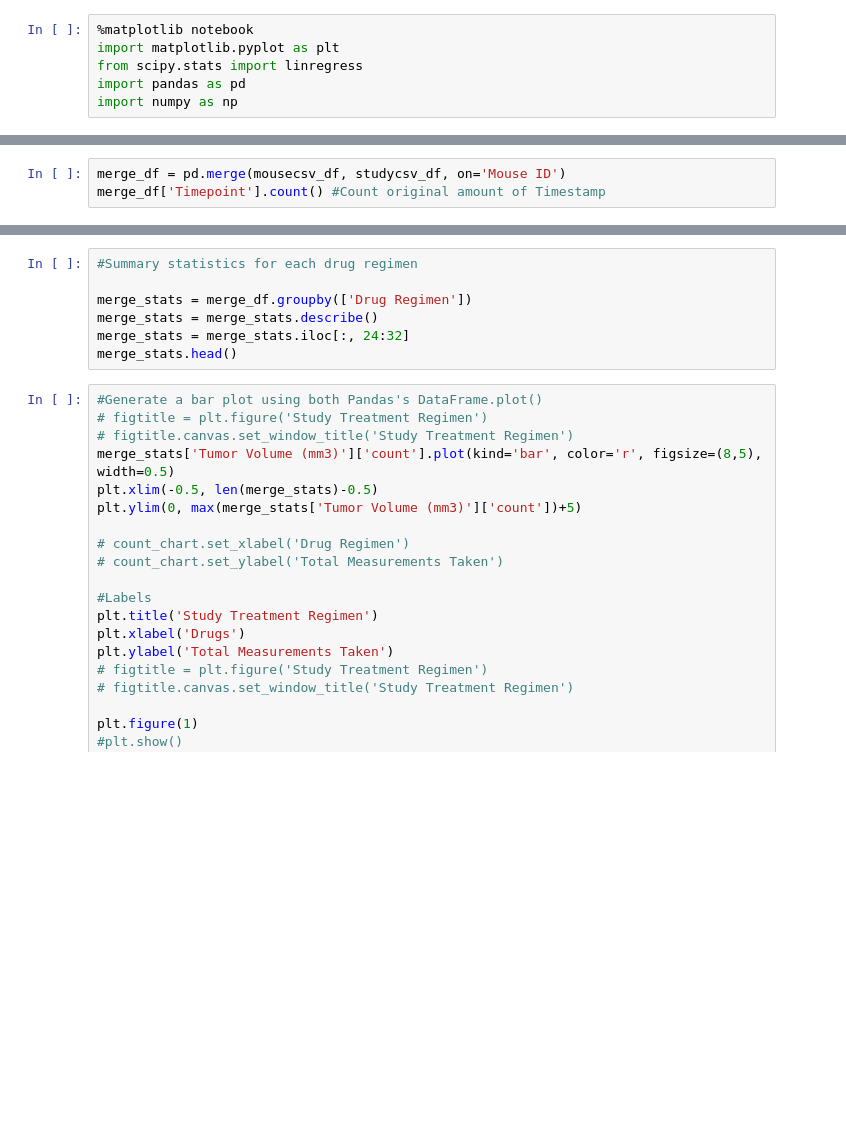
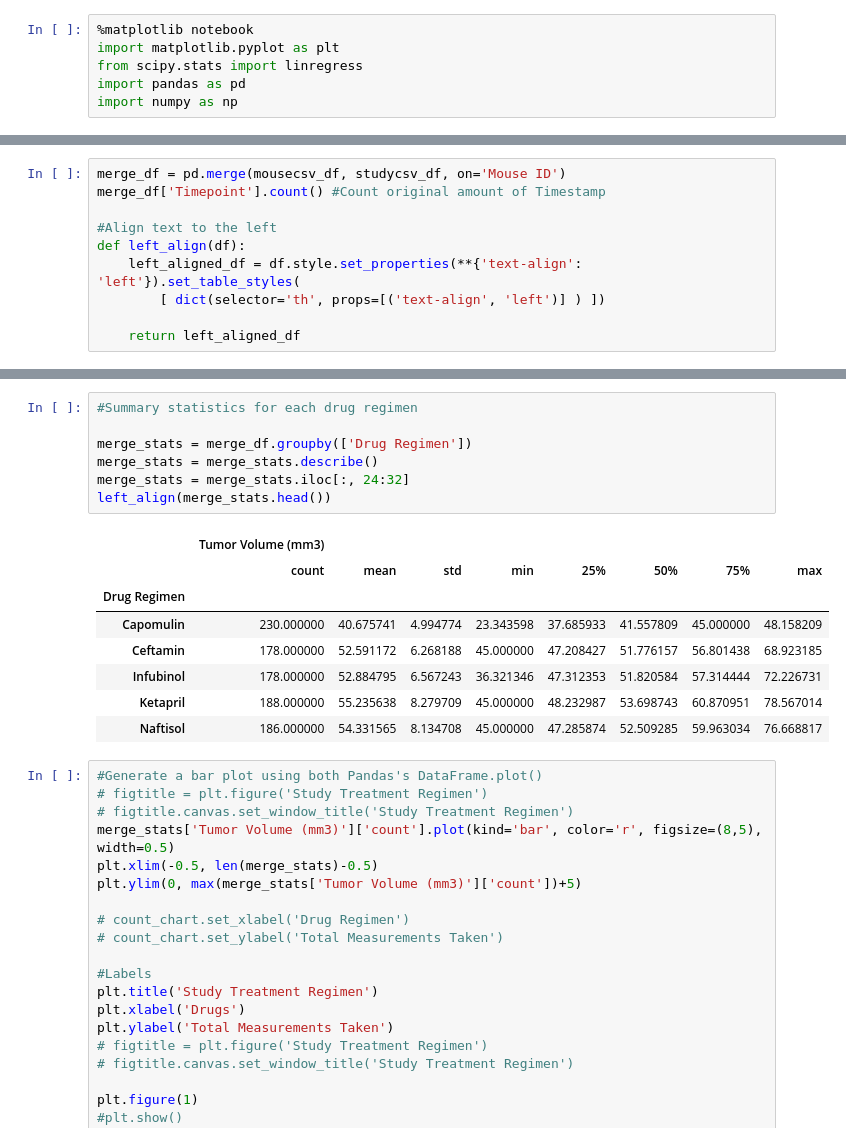
Before and after one commit to gucaselo/matplotlib, a Jupyter notebook: Pymaceuticals/Pymaceuticals.ipynb, the cells around one changed output, grey strips where cells are left out. Saved outputs shown, nothing was run; the diff lists cells and outputs as text; blank space fills up the shorter version.

Commit message:
Added image for readme and code for aligning Data Frame.

```diff
--- a/Pymaceuticals/Pymaceuticals.ipynb
+++ b/Pymaceuticals/Pymaceuticals.ipynb
@@ -11,6 +18,13 @@ studycsv_df.head()
 # %%
 merge_df = pd.merge(mousecsv_df, studycsv_df, on='Mouse ID')
 merge_df['Timepoint'].count() #Count original amount of Timestamp
+
+#Align text to the left
+def left_align(df):
+    left_aligned_df = df.style.set_properties(**{'text-align': 'left'}).set_table_styles(
+        [ dict(selector='th', props=[('text-align', 'left')] ) ])
+
+    return left_aligned_df
 # %%
 
 clean_merge = merge_df.drop_duplicates(subset=['Mouse ID', 'Timepoint'],keep=False)
@@ -41,10 +57,19 @@ clean_merge['Timepoint'].count() #Count Timestamp without duplicates
 # %%
 #Summary statistics for each drug regimen
 
 merge_stats = merge_df.groupby(['Drug Regimen'])
 merge_stats = merge_stats.describe()
 merge_stats = merge_stats.iloc[:, 24:32]
-merge_stats.head()
+left_align(merge_stats.head())
+# %% [output]
+|  | Tumor Volume (mm3) |  |  |  |  |  |  |  |
+|  | count | mean | std | min | 25% | 50% | 75% | max |
+| Drug Regimen |  |  |  |  |  |  |  |  |
+| Capomulin | 230.000000 | 40.675741 | 4.994774 | 23.343598 | 37.685933 | 41.557809 | 45.000000 | 48.158209 |
+| Ceftamin | 178.000000 | 52.591172 | 6.268188 | 45.000000 | 47.208427 | 51.776157 | 56.801438 | 68.923185 |
+| Infubinol | 178.000000 | 52.884795 | 6.567243 | 36.321346 | 47.312353 | 51.820584 | 57.314444 | 72.226731 |
+| Ketapril | 188.000000 | 55.235638 | 8.279709 | 45.000000 | 48.232987 | 53.698743 | 60.870951 | 78.567014 |
+| Naftisol | 186.000000 | 54.331565 | 8.134708 | 45.000000 | 47.285874 | 52.509285 | 59.963034 | 76.668817 |
 # %%
 #Generate a bar plot using both Pandas's DataFrame.plot()
 # figtitle = plt.figure('Study Treatment Regimen')
```
Also changed, not shown: parts of 4 cells of this notebook, 1 other file.
